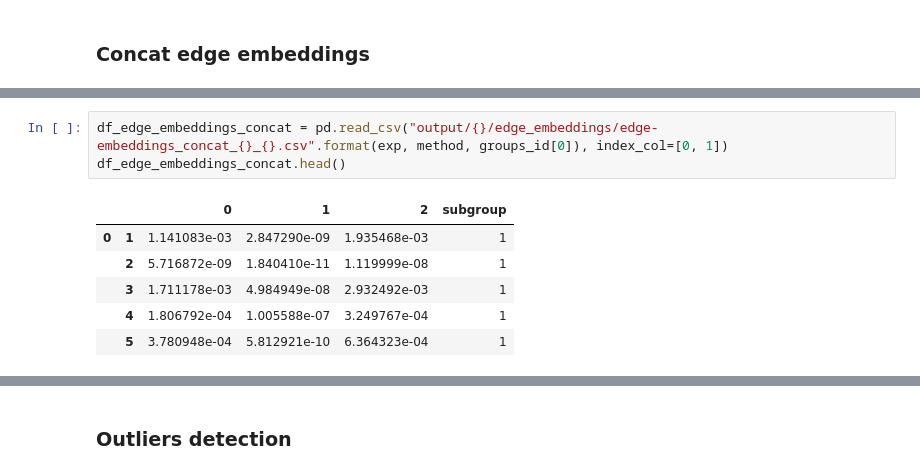
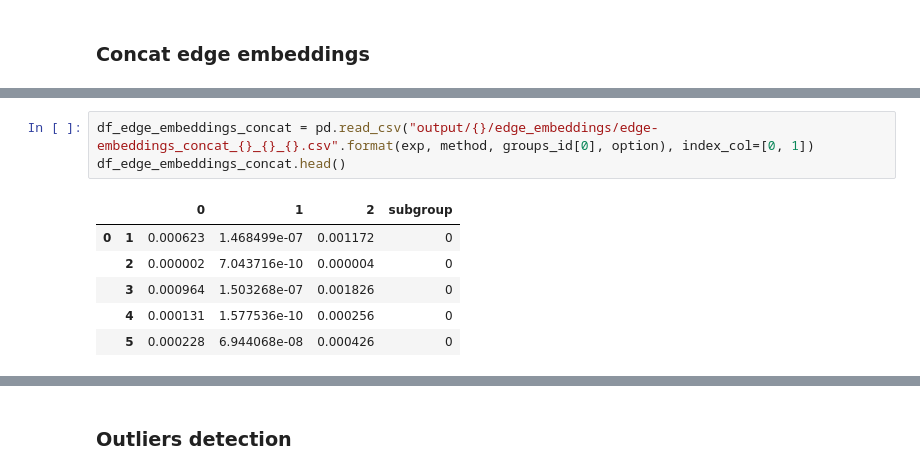
Before and after one commit to win7/GNN_Unsupervised, a Jupyter notebook: processing.ipynb, the cells around one changed output, grey strips where cells are left out. Saved outputs shown, nothing was run; the diff lists cells and outputs as text.

```diff
--- a/processing.ipynb
+++ b/processing.ipynb
@@ -99,10 +102,10 @@ time: 3min 14s (started: 2023-06-08 11:44:41 -05:00)
 # %%
-df_edge_embeddings_concat = pd.read_csv("output/{}/edge_embeddings/edge-embeddings_concat_{}_{}.csv".format(exp, method, groups_id[0]), index_col=[0, 1])
+df_edge_embeddings_concat = pd.read_csv("output/{}/edge_embeddings/edge-embeddings_concat_{}_{}_{}.csv".format(exp, method, groups_id[0], option), index_col=[0, 1])
 df_edge_embeddings_concat.head()
 # %% [output]
 |  |  | 0 | 1 | 2 | subgroup |
-| 0 | 1 | 1.141083e-03 | 2.847290e-09 | 1.935468e-03 | 1 |
-|  | 2 | 5.716872e-09 | 1.840410e-11 | 1.119999e-08 | 1 |
-|  | 3 | 1.711178e-03 | 4.984949e-08 | 2.932492e-03 | 1 |
-|  | 4 | 1.806792e-04 | 1.005588e-07 | 3.249767e-04 | 1 |
-|  | 5 | 3.780948e-04 | 5.812921e-10 | 6.364323e-04 | 1 |
+| 0 | 1 | 0.000623 | 1.468499e-07 | 0.001172 | 0 |
+|  | 2 | 0.000002 | 7.043716e-10 | 0.000004 | 0 |
+|  | 3 | 0.000964 | 1.503268e-07 | 0.001826 | 0 |
+|  | 4 | 0.000131 | 1.577536e-10 | 0.000256 | 0 |
+|  | 5 | 0.000228 | 6.944068e-08 | 0.000426 | 0 |
```
Also changed, not shown: parts of 33 cells of this notebook, 1 other file.
